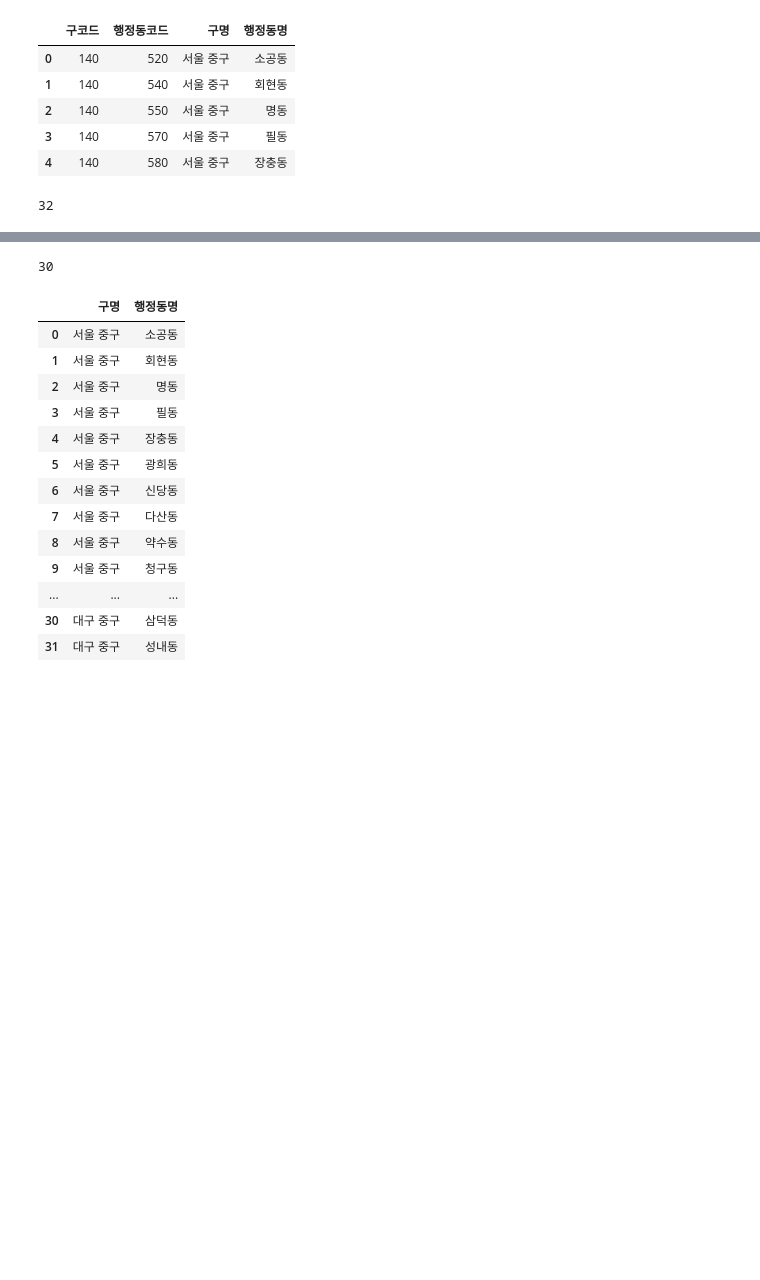
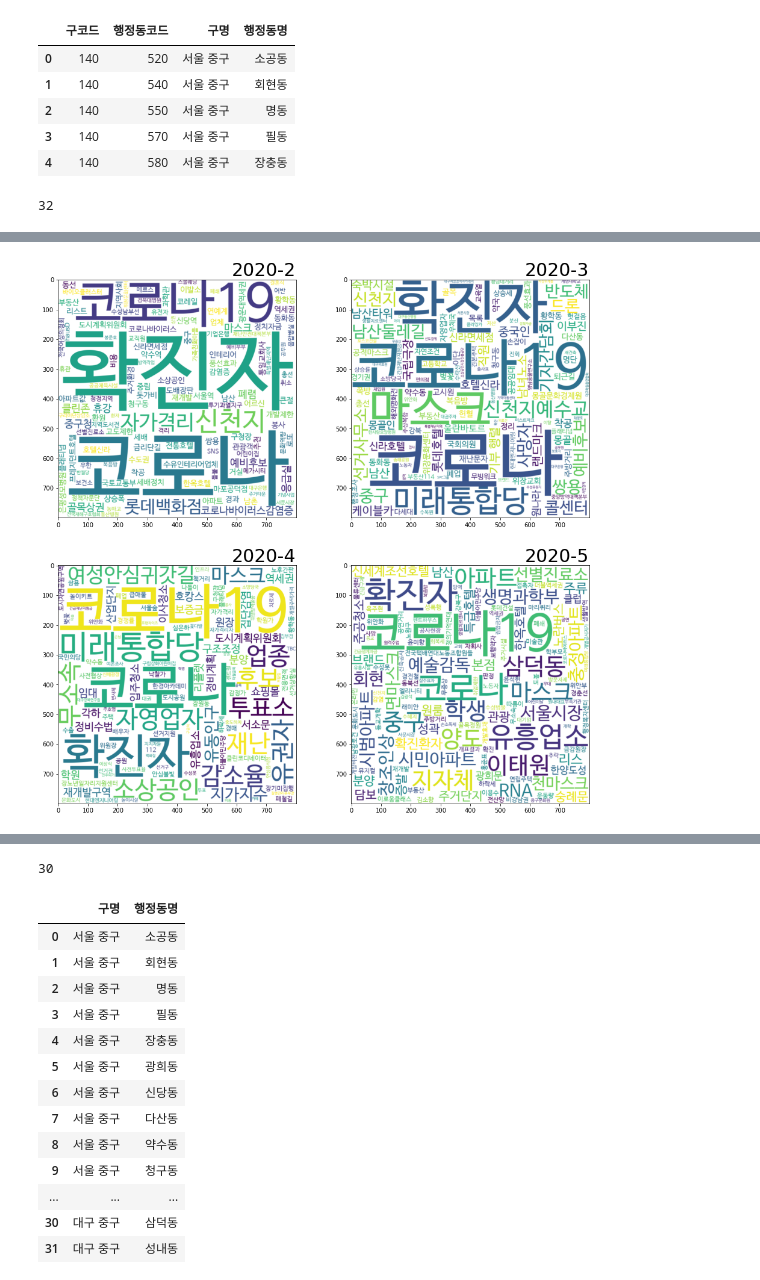
Before and after one commit to Kimdongui/Bigcontest2020, a Jupyter notebook: SNS 데이터 파싱.ipynb, the cells around one changed output, grey strips where cells are left out. Saved outputs shown, nothing was run; the diff lists cells and outputs as text; code cells hidden in the pictures; blank space fills up the shorter version.

Commit message:
add WordCloud

```diff
--- a/SNS 데이터 파싱.ipynb
+++ b/SNS 데이터 파싱.ipynb
@@ -114,0 +78,24 @@ Topic_2020.head()
+# %%
+wc = WordCloud(font_path='./NanumBarunGothic.ttf',width=800,height=800,background_color="white")
+# %%
+fig = plt.figure(figsize=(16,16))
+num = 1
+
+for name in Topic_2020.columns:
+    test = ''
+    for i in Topic_2020[name]:
+        test+=i
+        test+=','
+
+    test = pd.Series(test.split(','))
+    cnt = Counter(test)
+    wc = wc.generate_from_frequencies(cnt)
+    arr = wc.to_array()
+    ax = fig.add_subplot(2,2,num)
+    ax.set_title("2020-"+str(num+1),fontsize=30,loc='right')
+    ax.imshow(arr,interpolation="bilinear")
+    num+=1
+
+plt.show()
+# %% [output]
+[figure, added]
```
Also changed, not shown: parts of 4 cells of this notebook.
